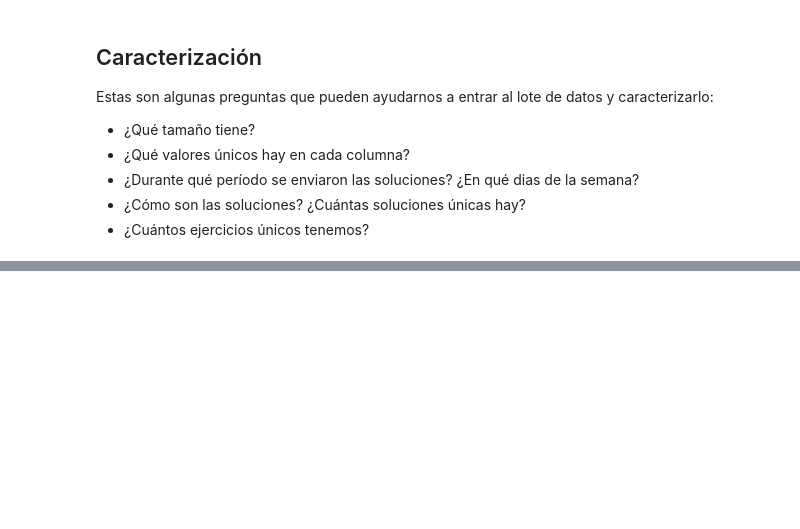
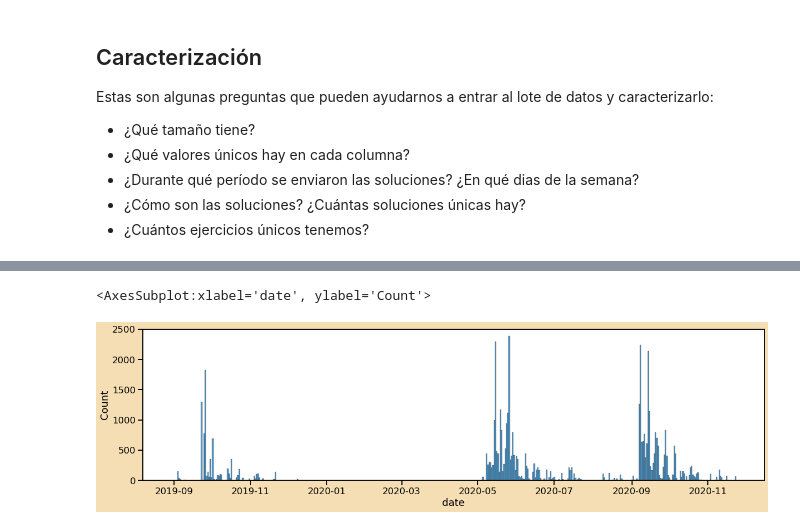
Before and after one commit to laraccano84/Mentoria_mumuki, a Jupyter notebook: Primeros Pasos.ipynb, the cells around one changed output, grey strips where cells are left out. Drawn from its saved outputs; the diff is of its cells as text; code cells hidden in the pictures; blank space fills up the shorter version.

```diff
--- a/Primeros Pasos.ipynb
+++ b/Primeros Pasos.ipynb
@@ -69,0 +197,8 @@ SyntaxError: invalid syntax (<ipython-input-8-8a20ebaccc75>, line 1)
+# %%
+df_mumuki['Date']= pd.to_datetime(df_mumuki['submission_created_at']).dt.date
+# %%
+matplotlib.pyplot.figure(figsize = [20, 5] , dpi = None , facecolor = "wheat" , edgecolor = None , frameon = True  , clear = False )
+seaborn.histplot(data=df_mumuki, x=df_mumuki['Date'])
+# %% [output]
+<AxesSubplot:xlabel='date', ylabel='Count'>
+[figure, added]
```
Also changed, not shown: parts of 34 cells of this notebook, 1 other file.
